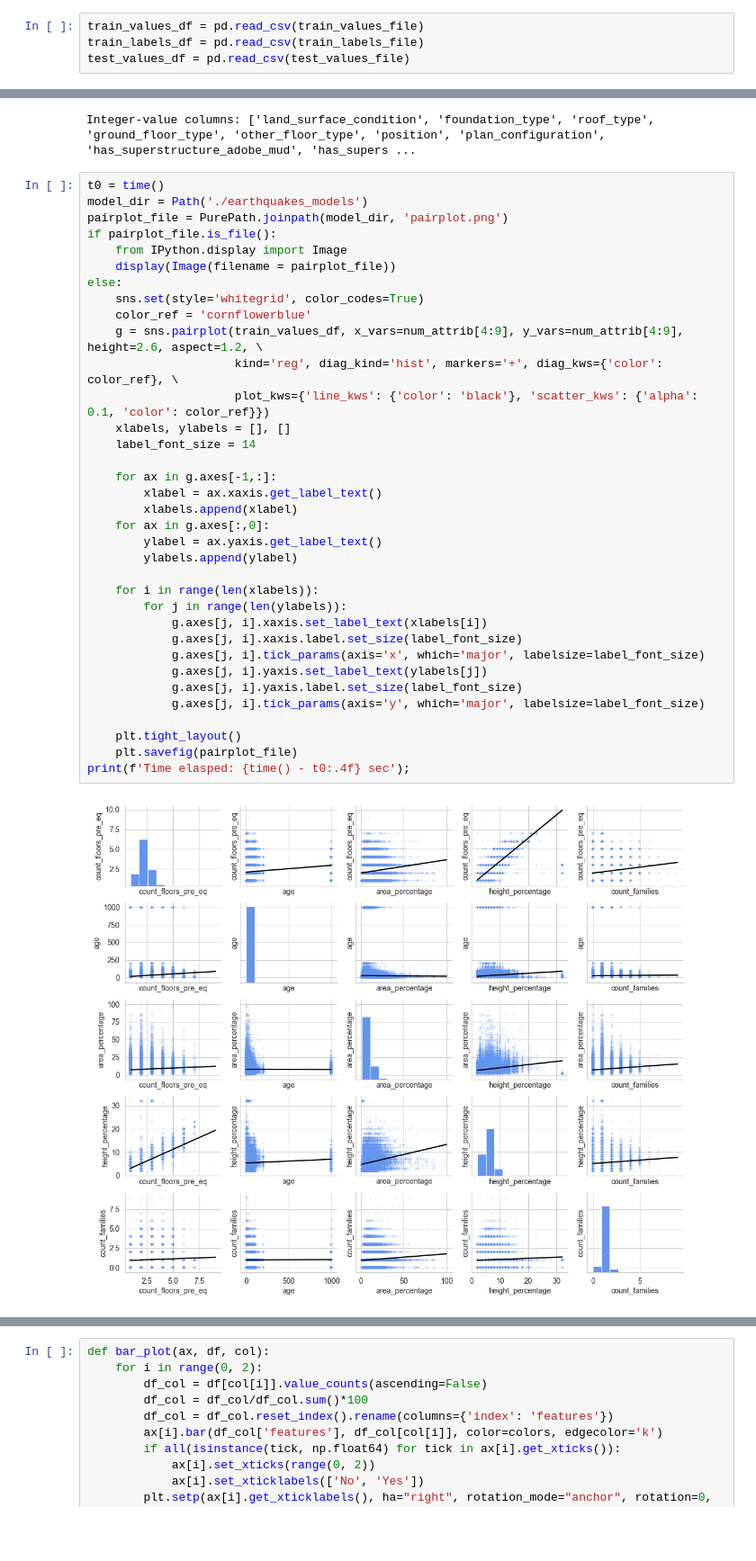
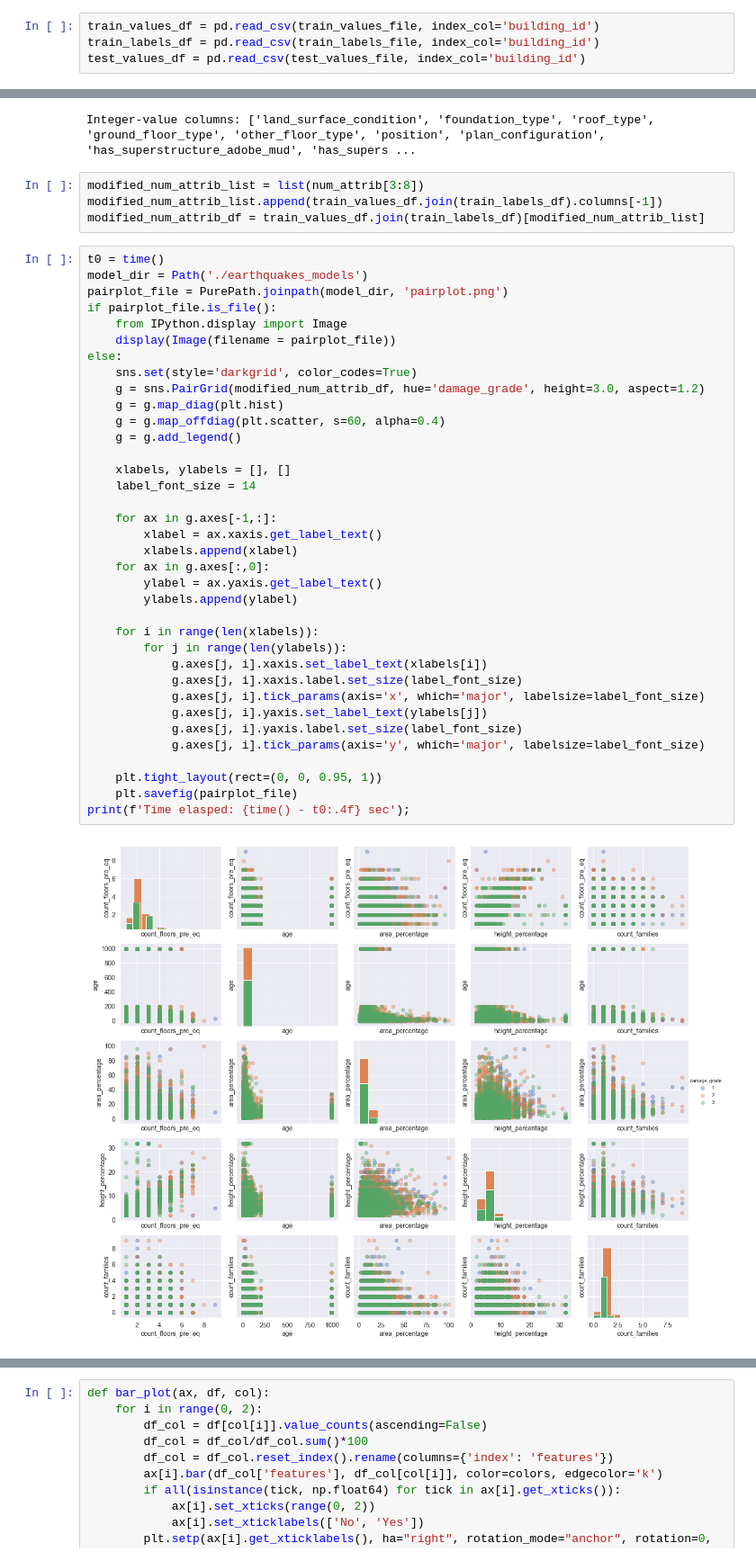
Before and after one commit to capac/scikit-learn-exercises, a Jupyter notebook: modeling-earthquake-damage.ipynb, the cells around one changed output, grey strips where cells are left out. Shown at 90% size. Cells and saved outputs as stored; diff of their text form; blank space fills up the shorter version.

Commit message:
Used damage grade in pair plot and used building ID as index for train and label dataframes

```diff
--- a/modeling-earthquake-damage.ipynb
+++ b/modeling-earthquake-damage.ipynb
@@ -40,9 +40,9 @@ train_values_file = project_root_dir / 'train_values.csv'
 train_labels_file = project_root_dir / 'train_labels.csv'
 test_values_file = project_root_dir / 'test_values.csv'
 # %%
-train_values_df = pd.read_csv(train_values_file)
-train_labels_df = pd.read_csv(train_labels_file)
-test_values_df = pd.read_csv(test_values_file)
+train_values_df = pd.read_csv(train_values_file, index_col='building_id')
+train_labels_df = pd.read_csv(train_labels_file, index_col='building_id')
+test_values_df = pd.read_csv(test_values_file, index_col='building_id')
 # %%
 binary_cat_attrib = train_values_df.filter(regex='has_').columns
 train_values_df[binary_cat_attrib] = train_values_df[binary_cat_attrib].astype('object')
@@ -154,40 +157,45 @@ train_values_df.describe().applymap('{:.2f}'.format)
 print(f'Integer-value columns: {list(cat_attrib)}')
 # %% [output]
 Integer-value columns: ['land_surface_condition', 'foundation_type', 'roof_type', 'ground_floor_type', 'other_floor_type', 'position', 'plan_configuration', 'has_superstructure_adobe_mud', 'has_supers ...
+# %%
+modified_num_attrib_list = list(num_attrib[3:8])
+modified_num_attrib_list.append(train_values_df.join(train_labels_df).columns[-1])
+modified_num_attrib_df = train_values_df.join(train_labels_df)[modified_num_attrib_list]
 # %%
 t0 = time()
 model_dir = Path('./earthquakes_models')
 pairplot_file = PurePath.joinpath(model_dir, 'pairplot.png')
 if pairplot_file.is_file():
     from IPython.display import Image
     display(Image(filename = pairplot_file))
 else:
-    sns.set(style='whitegrid', color_codes=True)
-    color_ref = 'cornflowerblue'
-    g = sns.pairplot(train_values_df, x_vars=num_attrib[4:9], y_vars=num_attrib[4:9], height=2.6, aspect=1.2, \
-                     kind='reg', diag_kind='hist', markers='+', diag_kws={'color': color_ref}, \
-                     plot_kws={'line_kws': {'color': 'black'}, 'scatter_kws': {'alpha': 0.1, 'color': color_ref}})
+    sns.set(style='darkgrid', color_codes=True)
+    g = sns.PairGrid(modified_num_attrib_df, hue='damage_grade', height=3.0, aspect=1.2)
+    g = g.map_diag(plt.hist)
+    g = g.map_offdiag(plt.scatter, s=60, alpha=0.4)
+    g = g.add_legend()
+
     xlabels, ylabels = [], []
     label_font_size = 14
 
     for ax in g.axes[-1,:]:
         xlabel = ax.xaxis.get_label_text()
         xlabels.append(xlabel)
     for ax in g.axes[:,0]:
         ylabel = ax.yaxis.get_label_text()
         ylabels.append(ylabel)
 
     for i in range(len(xlabels)):
         for j in range(len(ylabels)):
             g.axes[j, i].xaxis.set_label_text(xlabels[i])
             g.axes[j, i].xaxis.label.set_size(label_font_size)
             g.axes[j, i].tick_params(axis='x', which='major', labelsize=label_font_size)
             g.axes[j, i].yaxis.set_label_text(ylabels[j])
             g.axes[j, i].yaxis.label.set_size(label_font_size)
             g.axes[j, i].tick_params(axis='y', which='major', labelsize=label_font_size)
 
-    plt.tight_layout()
+    plt.tight_layout(rect=(0, 0, 0.95, 1))
     plt.savefig(pairplot_file)
 print(f'Time elasped: {time() - t0:.4f} sec');
 # %% [output]
-[figure, old version]
+[figure, new version]
```
Also changed, not shown: parts of 25 cells of this notebook.
